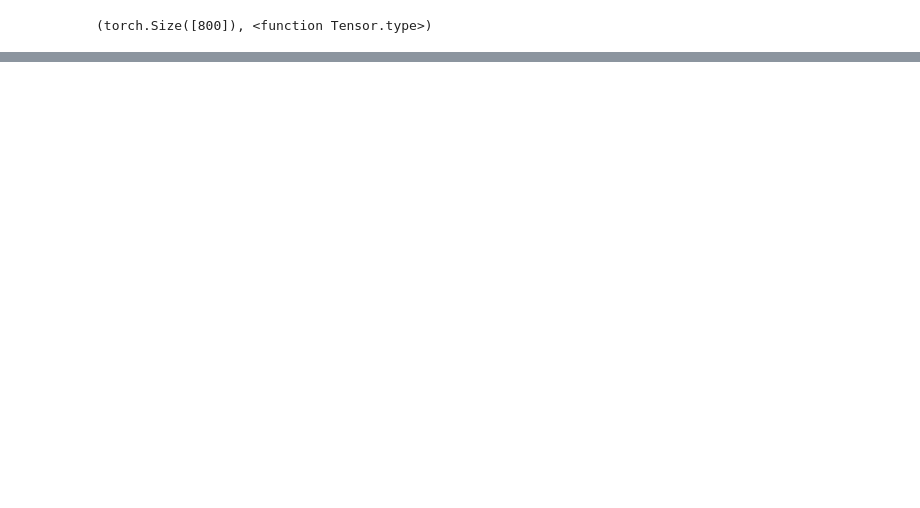
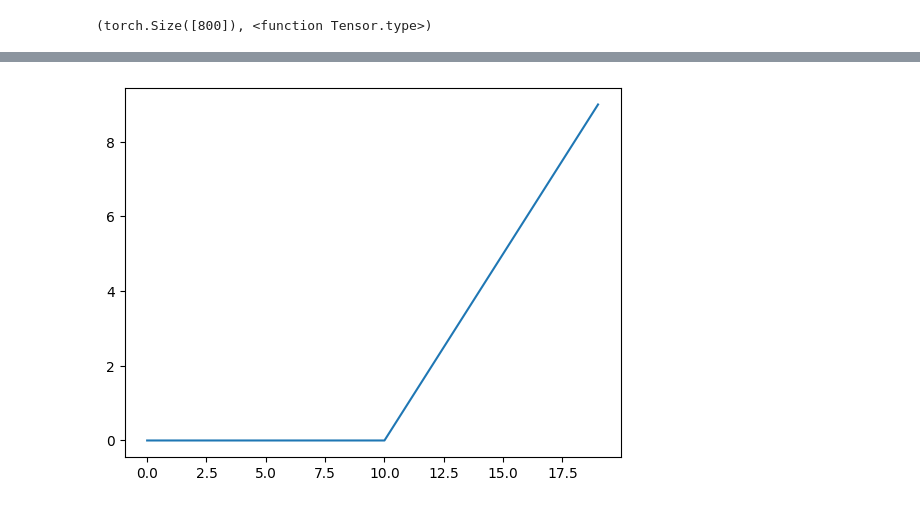
Before and after one commit to saurabhaloneai/Pytorch-complete, a Jupyter notebook: pytorch_day_2ipynb.ipynb, the cells around one changed output, grey strips where cells are left out. Drawn from its saved outputs; the diff is of its cells as text; code cells hidden in the pictures; blank space fills up the shorter version.

```diff
--- a/pytorch_day_2ipynb.ipynb
+++ b/pytorch_day_2ipynb.ipynb
@@ -277,0 +483,10 @@ Epoch: 80 | Train loss: 0.693 | acc: 51.500 | Test loss: 0.694 |test_acc: 45.500
+# %%
+# from scartch
+
+def reluu( x:torch.tensor) -> torch.tensor:
+
+  return torch.maximum(torch.tensor(0),x)
+# %%
+plt.plot(reluu(a));
+# %% [output]
+[figure, added]
```
Also changed, not shown: parts of 38 cells of this notebook.
